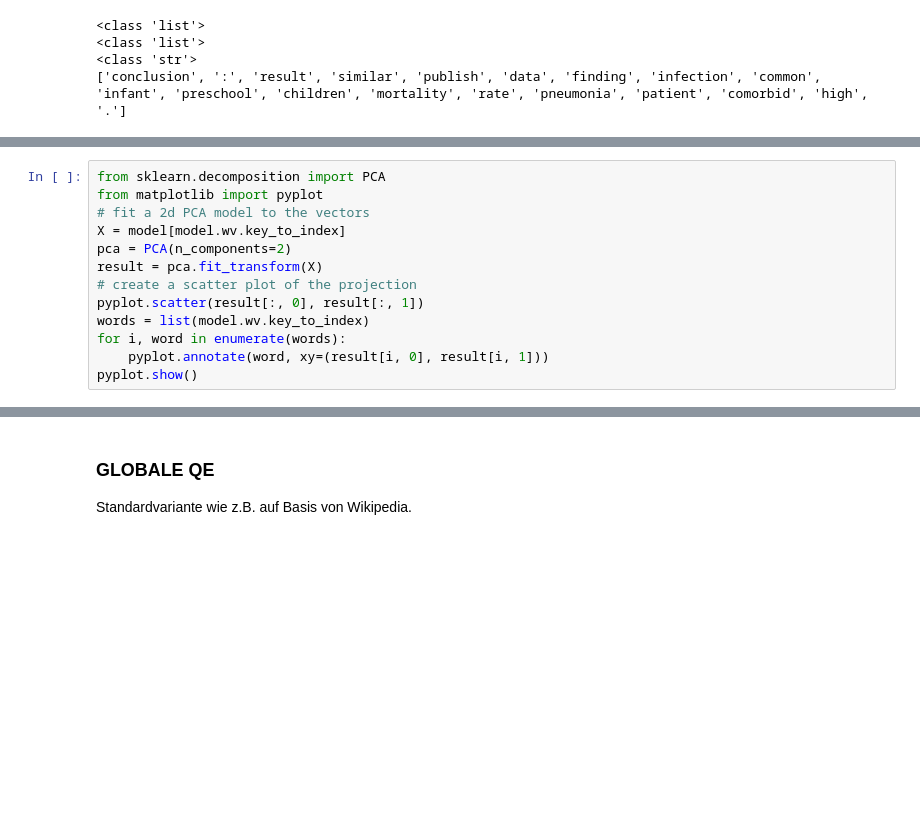
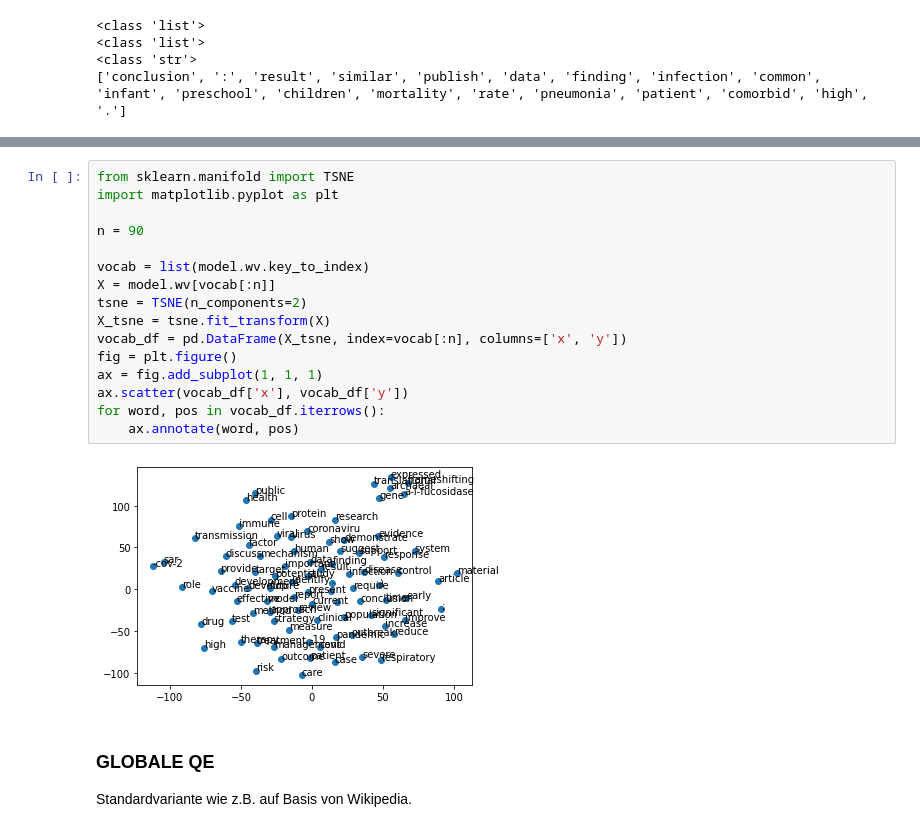
Before and after one commit to Trojan13/packgaabwir2022, a Jupyter notebook: approach.ipynb, the cells around one changed output, grey strips where cells are left out. Cells and saved outputs as stored; diff of their text form; blank space fills up the shorter version.

```diff
--- a/approach.ipynb
+++ b/approach.ipynb
@@ -204,13 +217,0 @@ model.wv.most_similar('covid', topn=1)
-# %%
-from sklearn.decomposition import PCA
-from matplotlib import pyplot
-# fit a 2d PCA model to the vectors
-X = model[model.wv.key_to_index]
-pca = PCA(n_components=2)
-result = pca.fit_transform(X)
-# create a scatter plot of the projection
-pyplot.scatter(result[:, 0], result[:, 1])
-words = list(model.wv.key_to_index)
-for i, word in enumerate(words):
-    pyplot.annotate(word, xy=(result[i, 0], result[i, 1]))
-pyplot.show()
@@ -219,3 +238,21 @@ TypeError: 'Word2Vec' object is not subscriptable
+# %%
+from sklearn.manifold import TSNE
+import matplotlib.pyplot as plt
+
+n = 90
+
+vocab = list(model.wv.key_to_index)
+X = model.wv[vocab[:n]]
+tsne = TSNE(n_components=2)
+X_tsne = tsne.fit_transform(X)
+vocab_df = pd.DataFrame(X_tsne, index=vocab[:n], columns=['x', 'y'])
+fig = plt.figure()
+ax = fig.add_subplot(1, 1, 1)
+ax.scatter(vocab_df['x'], vocab_df['y'])
+for word, pos in vocab_df.iterrows():
+    ax.annotate(word, pos)
+# %% [output]
+[figure, added]
 # %% [markdown]
 ### GLOBALE QE
 Standardvariante wie z.B. auf Basis von Wikipedia.
```
Also changed, not shown: parts of 4 cells of this notebook.
